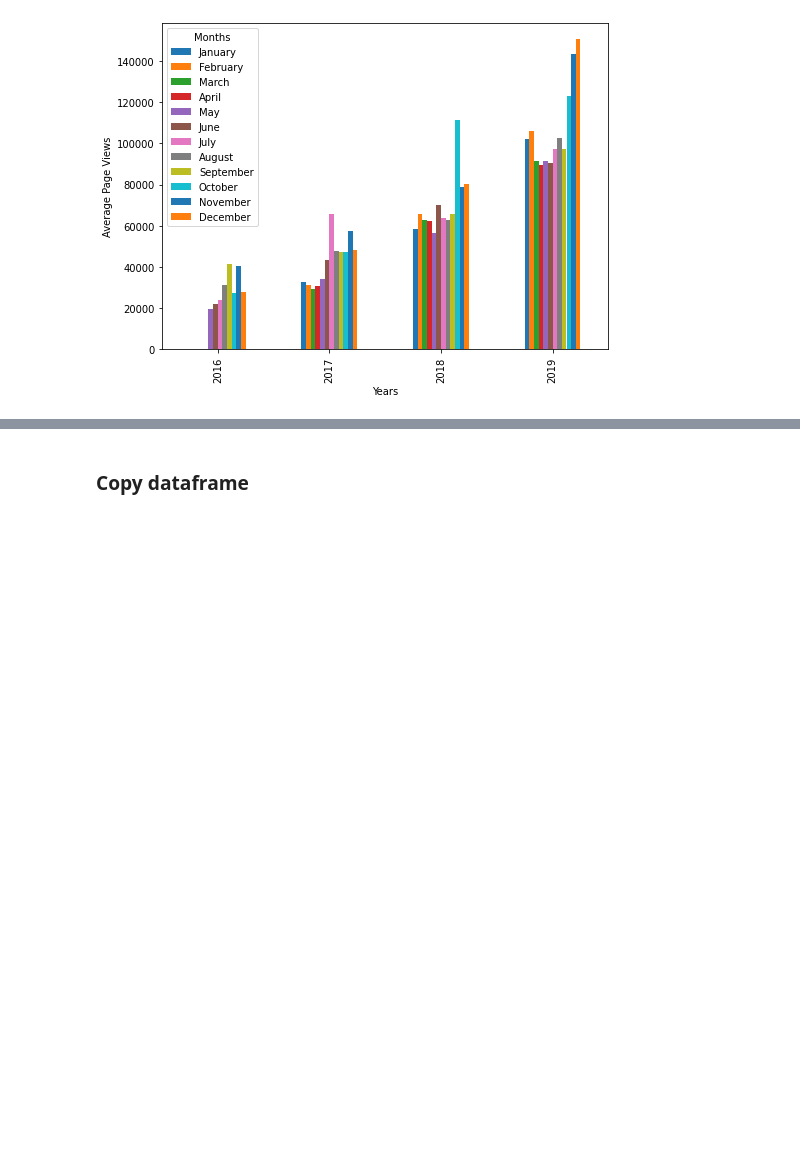
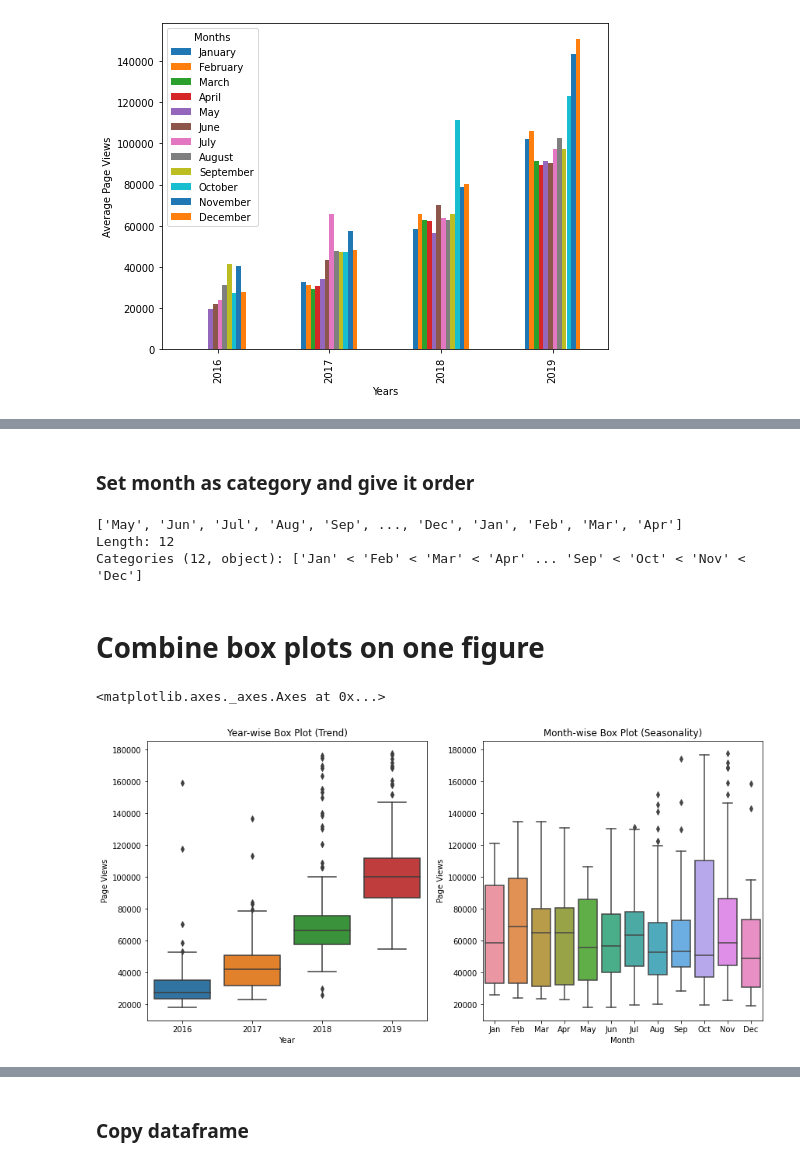
Before and after one commit to Hector-N/FCC-Data-Analysis-with-Python-Certification, a Jupyter notebook: page_view_time_series_visualizer/time_series_visualizer.ipynb, the cells around one changed output, grey strips where cells are left out. Drawn from its saved outputs; the diff is of its cells as text; code cells hidden in the pictures; blank space fills up the shorter version.

```diff
--- a/page_view_time_series_visualizer/time_series_visualizer.ipynb
+++ b/page_view_time_series_visualizer/time_series_visualizer.ipynb
@@ -169,0 +258,5 @@ fig = draw_bar_plot()
+# %%
+# data = df_box.loc[:, 'date':'year'].groupby('year').mean()
+# data_1 = df_box.loc[:, 'date':'year']
+data_1 = df_box.loc[:, 'Page Views':'Year']
+data_1
@@ -169,0 +321,3 @@ fig = draw_bar_plot()
+# %%
+data_2 = df_box.loc[:, ['Page Views', 'Month']]
+data_2
@@ -169,0 +338,16 @@ fig = draw_bar_plot()
+# %% [markdown]
+### Set month as category and give it order
+# %%
+months_abbr = data_2.Month.unique()
+
+months_abbr_sorted = ['Jan', 'Feb', 'Mar', 'Apr', 'May', 'Jun', 'Jul', 'Aug', 'Sep', 'Oct', 'Nov', 'Dec']
+
+months_abbr_type = pd.api.types.CategoricalDtype(categories=months_abbr_sorted, ordered=True)
+
+data_2['Month'] = data_2.Month.astype(months_abbr_type)
+
+data_2
+# %% [output]
+['May', 'Jun', 'Jul', 'Aug', 'Sep', ..., 'Dec', 'Jan', 'Feb', 'Mar', 'Apr']
+Length: 12
+Categories (12, object): ['Jan' < 'Feb' < 'Mar' < 'Apr' ... 'Sep' < 'Oct' < 'Nov' < 'Dec']
@@ -169,0 +364,20 @@ fig = draw_bar_plot()
+# %% [markdown]
+# Combine box plots on one figure
+# %%
+fig = plt.figure(figsize=(10.0, 5.0))
+
+axes_1 = fig.add_axes([0, 0, 0.5, 1])
+axes_1.set_title('Year-wise Box Plot (Trend)')
+# axes_1.set_xlabel('Year')
+# axes_1.set_ylabel('Page Views')
+sns.boxplot(x=data_1.Year, y=data_1['Page Views'], data=data_1, ax=axes_1)
+
+axes_2 = fig.add_axes([0.6, 0.0,
+                       0.5, 1])
+axes_2.set_title('Month-wise Box Plot (Seasonality)')
+# axes_2.set_xlabel('Month')
+# axes_2.set_ylabel('Page Views')
+sns.boxplot(x='Month', y='Page Views', data=data_2, ax=axes_2)
+# %% [output]
+<matplotlib.axes._axes.Axes at 0x...>
+[figure, added]
```
Also changed, not shown: parts of 74 cells of this notebook, 4 other files.
